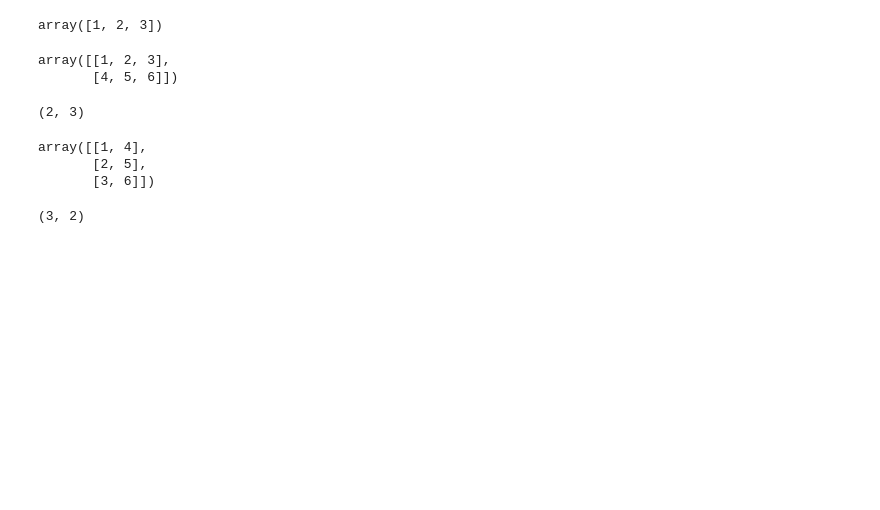
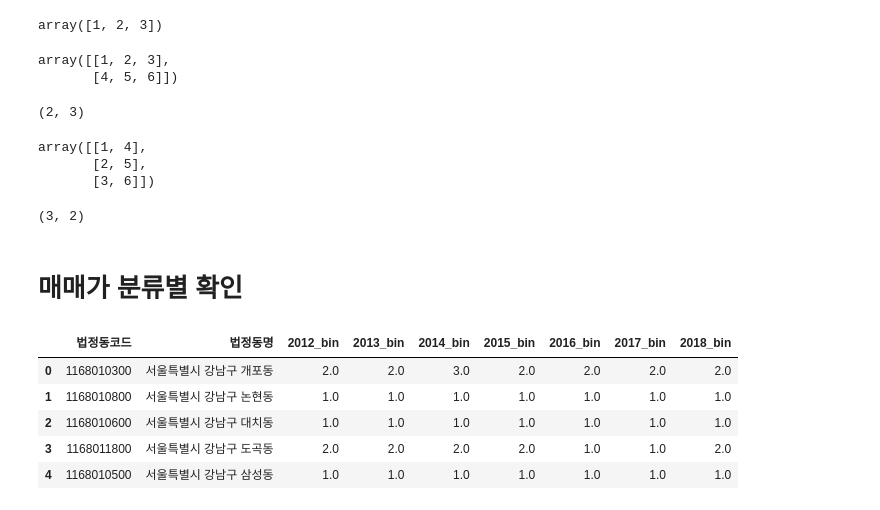
Before and after one commit to dataitgirls2/Next_Hip_Place, a Jupyter notebook: code/nemo_crawling/seoul_rental_price_crawling.ipynb, the cells around one changed output. Cells and saved outputs as stored; diff of their text form; code cells hidden in the pictures; blank space fills up the shorter version.

```diff
--- a/code/nemo_crawling/seoul_rental_price_crawling.ipynb
+++ b/code/nemo_crawling/seoul_rental_price_crawling.ipynb
@@ -568,3 +568,15 @@ array([[1, 4],
 d.shape
 # %% [output]
 (3, 2)
+# %% [markdown]
+# 매매가 분류별 확인
+# %%
+df_bin = pd.read_csv('data/seoul_rental_price_binning_total.csv')
+df_bin.head()
+# %% [output]
+|  | 법정동코드 | 법정동명 | 2012_bin | 2013_bin | 2014_bin | 2015_bin | 2016_bin | 2017_bin | 2018_bin |
+| 0 | 1168010300 | 서울특별시 강남구 개포동 | 2.0 | 2.0 | 3.0 | 2.0 | 2.0 | 2.0 | 2.0 |
+| 1 | 1168010800 | 서울특별시 강남구 논현동 | 1.0 | 1.0 | 1.0 | 1.0 | 1.0 | 1.0 | 1.0 |
+| 2 | 1168010600 | 서울특별시 강남구 대치동 | 1.0 | 1.0 | 1.0 | 1.0 | 1.0 | 1.0 | 1.0 |
+| 3 | 1168011800 | 서울특별시 강남구 도곡동 | 2.0 | 2.0 | 2.0 | 2.0 | 1.0 | 1.0 | 2.0 |
+| 4 | 1168010500 | 서울특별시 강남구 삼성동 | 1.0 | 1.0 | 1.0 | 1.0 | 1.0 | 1.0 | 1.0 |
```
Also changed, not shown: parts of 3 cells of this notebook.
